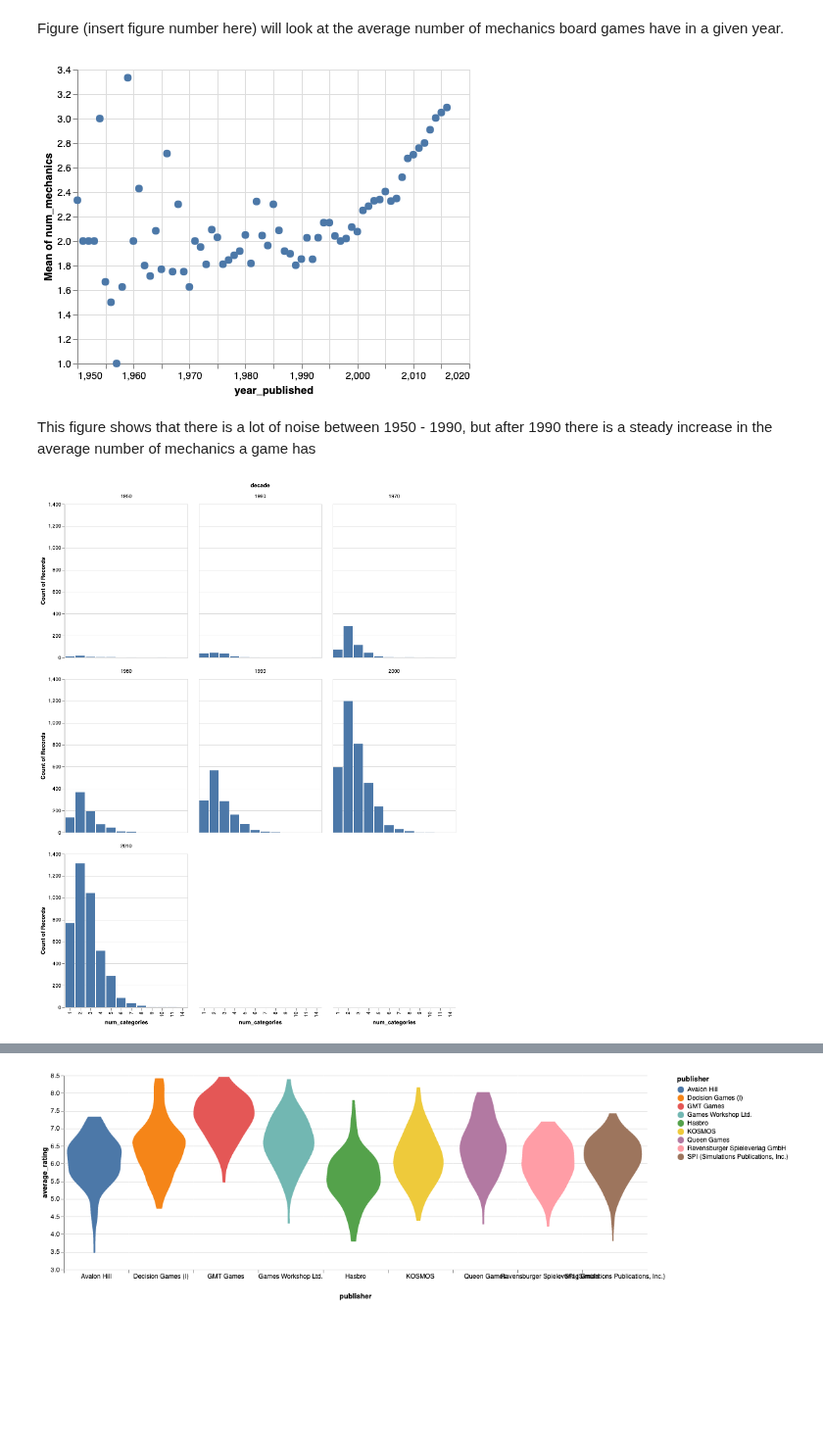
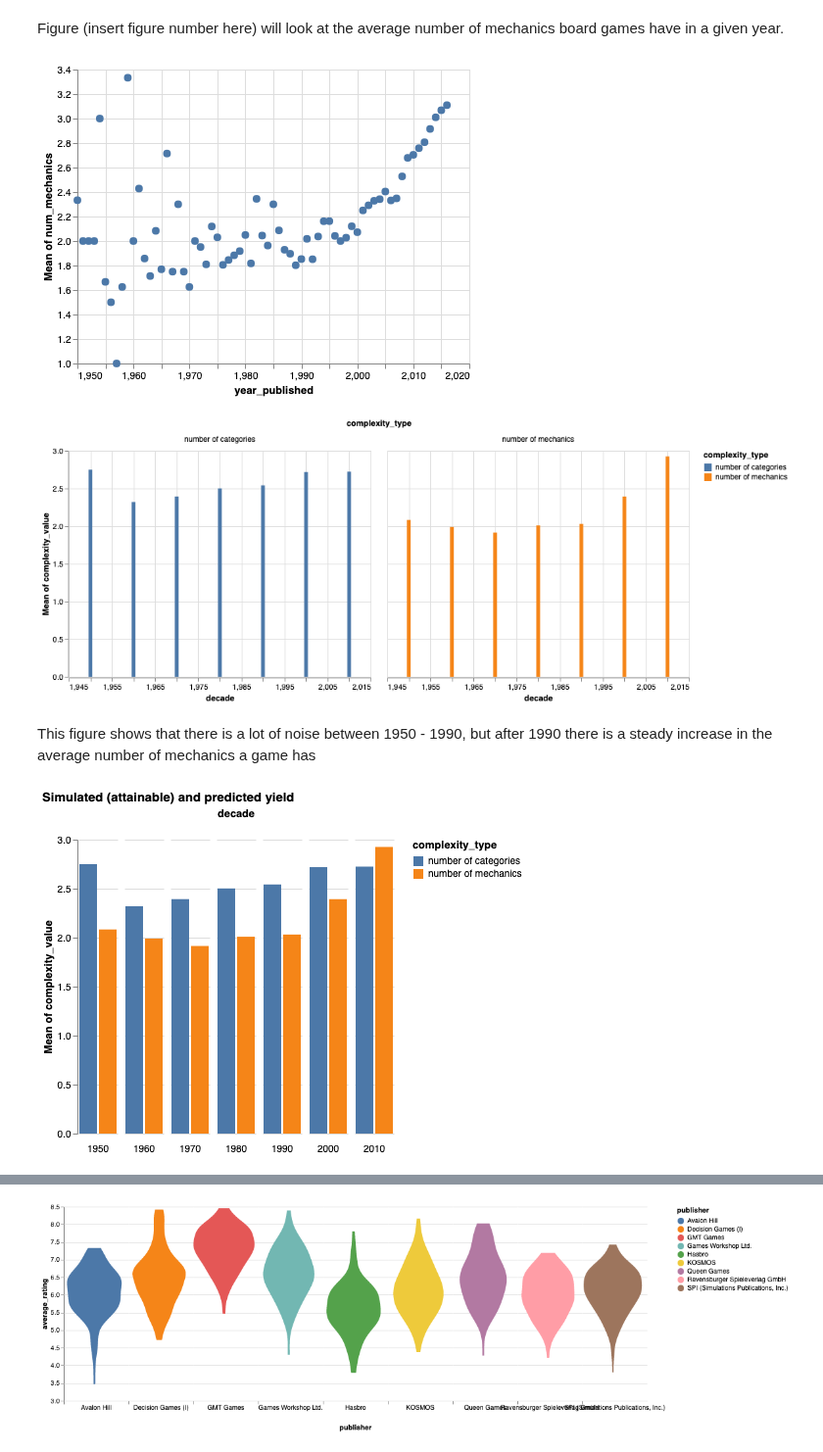
Before and after one commit to ubco-mds-2020-labs/data-550-project2-group-14, a Jupyter notebook: boardgame_EDA_2.ipynb, the cells around one changed output, grey strips where cells are left out. Shown at 98% size. Saved outputs shown, nothing was run; the diff lists cells and outputs as text; code cells hidden in the pictures; blank space fills up the shorter version.

```diff
--- a/boardgame_EDA_2.ipynb
+++ b/boardgame_EDA_2.ipynb
@@ -325,7 +340,7 @@ Using the number of categories a game falls under as a stand in for complexity.
 # %% [markdown]
 Figure (insert figure number here) will look at the average number of mechanics board games have in a given year.
 # %%
-alt.Chart(number_of_mechanics).mark_circle(size=60).encode(
+alt.Chart(complexity).mark_circle(size=60).encode(
     alt.X('year_published',
         scale=alt.Scale(zero=False)
     ),
@@ -334,16 +349,33 @@ alt.Chart(number_of_mechanics).mark_circle(size=60).encode(
     )
 )
 # %% [output]
-[figure, old version]
+[figure, new version]
+# %%
+alt.Chart(combined).mark_bar().encode(
+    alt.X("decade", bin=False),
+    y='mean(complexity_value)',
+    color="complexity_type"
+).facet("complexity_type")
+# %% [output]
+[figure, added]
 # %% [markdown]
 This figure shows that there is a lot of noise between 1950 - 1990, but after 1990 there is a steady increase in the average number of mechanics a game has
-# %%
-alt.Chart(number_of_categories).mark_bar().encode(
-    alt.X("num_categories:N", bin=False),
-    y='count()',
-    facet=alt.Facet('decade:O', columns=3)
-)
-# SHould normalize??
-# Should turn into violins and put on a single plot
-# %% [output]
-[figure, removed]
+# %%
+# alt.Chart(combined).mark_bar().encode(
+#     alt.X("decade", bin=False),
+#     y='mean(complexity_value)',
+#     color="complexity_type"
+# ).facet("decade")
+
+chart = alt.Chart(combined, title='Simulated (attainable) and predicted yield ').mark_bar(
+    opacity=1,
+    ).encode(
+    column = alt.Column('decade:O', spacing = 5, header = alt.Header(labelOrient = "bottom")),
+    x =alt.X('complexity_type',  axis=None),
+    y =alt.Y('mean(complexity_value)'),
+    color= alt.Color('complexity_type')
+).configure_view(stroke='transparent')
+
+chart.display()
+# %% [output]
+[figure, added]
```
Also changed, not shown: parts of 5 cells of this notebook.
